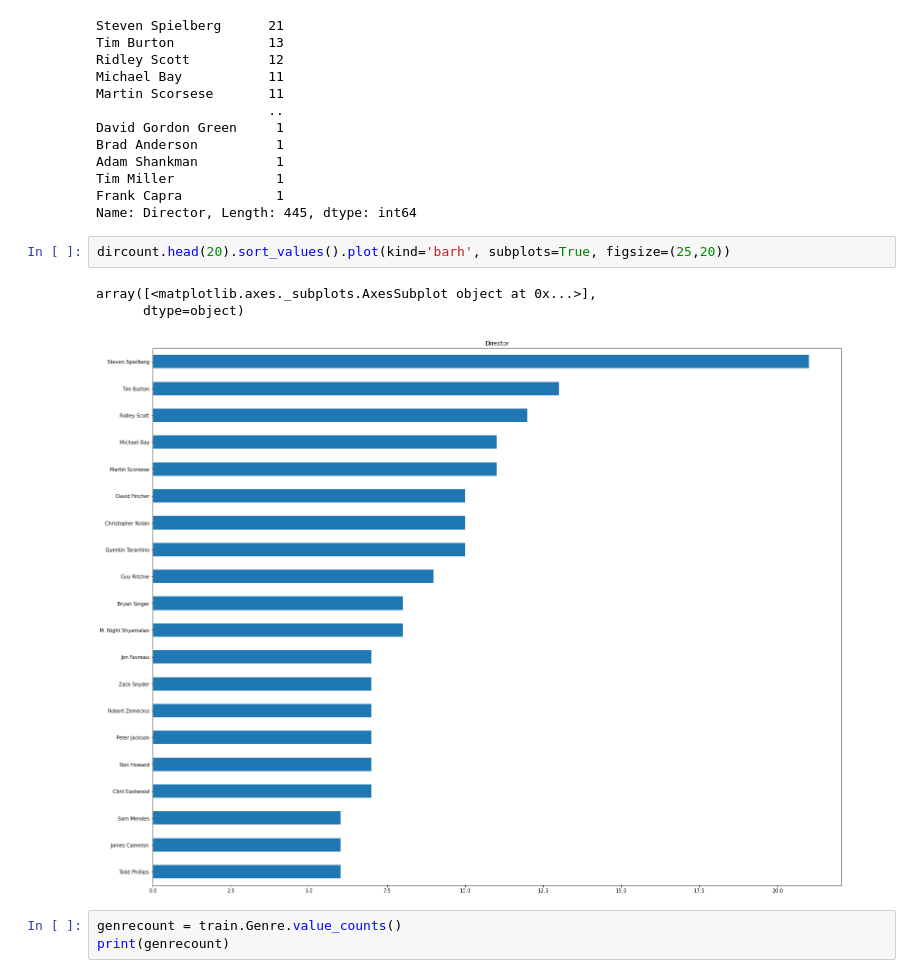
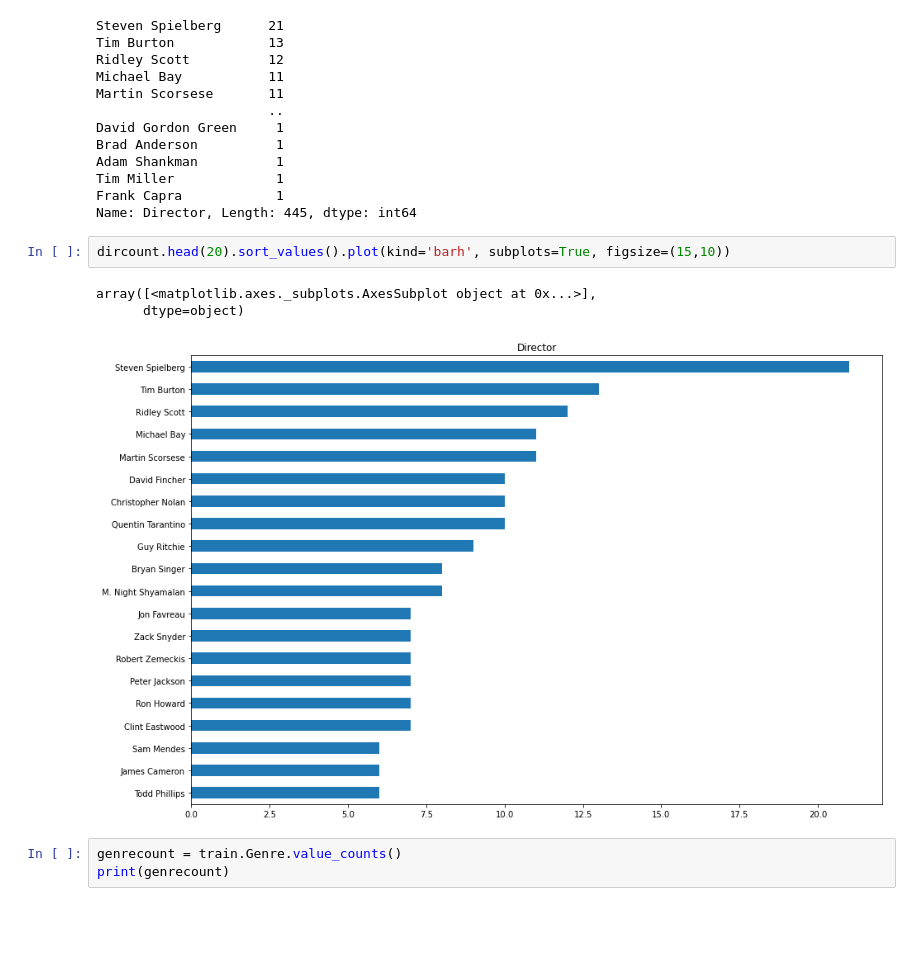
Before and after one commit to kdsl01/Data_science_Project_Scrpaer_and_data, a Jupyter notebook: data_project_2.ipynb, the cells around one changed output. Cells and saved outputs as stored; diff of their text form; blank space fills up the shorter version.

```diff
--- a/data_project_2.ipynb
+++ b/data_project_2.ipynb
@@ -47,11 +47,11 @@ Tim Miller             1
 Frank Capra            1
 Name: Director, Length: 445, dtype: int64
 # %%
-dircount.head(20).sort_values().plot(kind='barh', subplots=True, figsize=(25,20))
+dircount.head(20).sort_values().plot(kind='barh', subplots=True, figsize=(15,10))
 # %% [output]
 array([<matplotlib.axes._subplots.AxesSubplot object at 0x...>],
       dtype=object)
-[figure, old version]
+[figure, new version]
 # %%
 genrecount = train.Genre.value_counts()
 print(genrecount)
```
